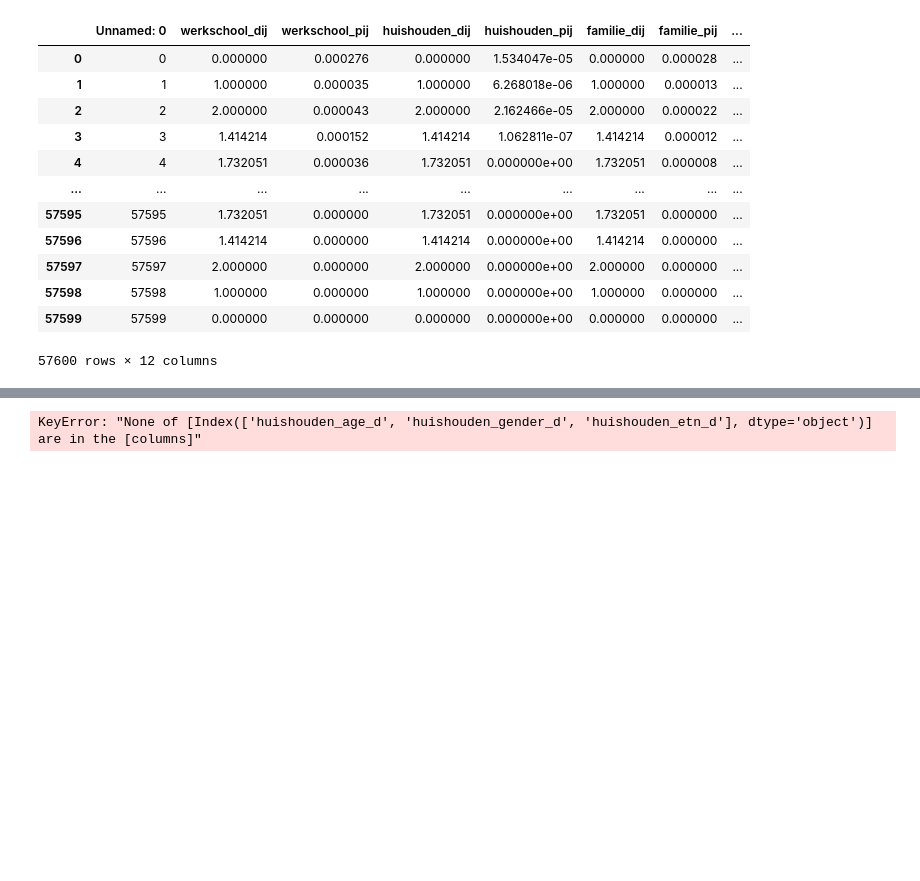
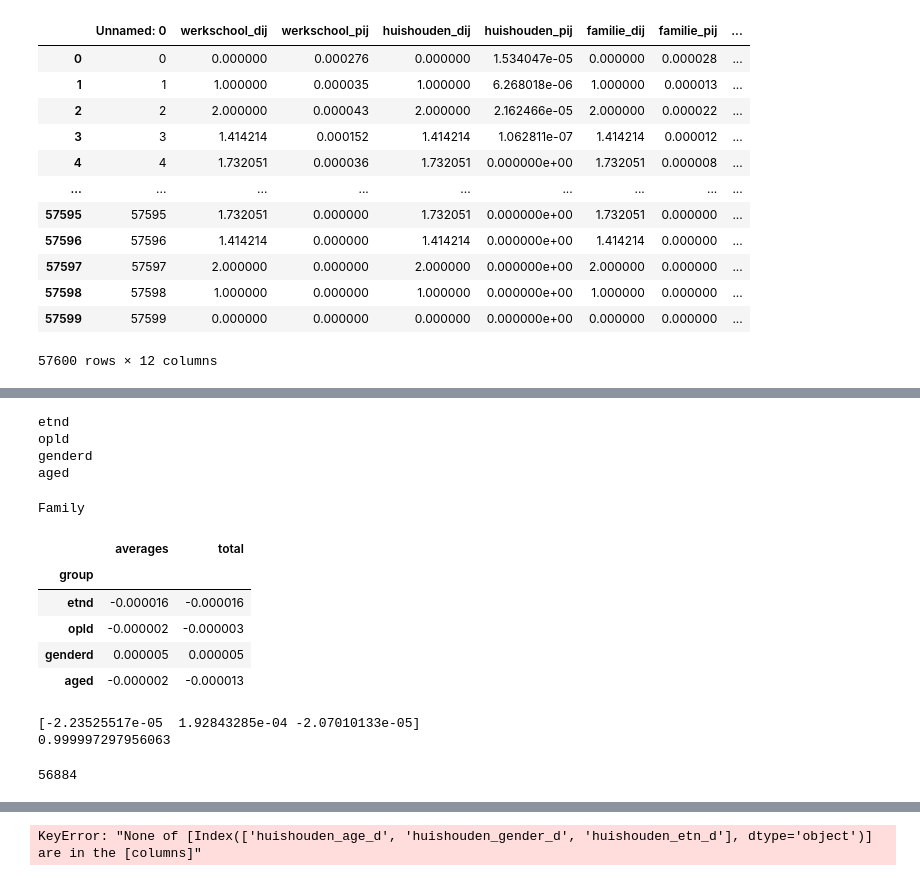
Before and after one commit to kamielgulpen/CLS-thesis, a Jupyter notebook: homophily as a process generating social networks.ipynb, the cells around one changed output, grey strips where cells are left out. Drawn from its saved outputs; the diff is of its cells as text; code cells hidden in the pictures; blank space fills up the shorter version.

```diff
--- a/homophily as a process generating social networks.ipynb
+++ b/homophily as a process generating social networks.ipynb
@@ -711,0 +726,40 @@ dij
+# %%
+averages = []
+grps = []
+totals = []
+
+s = pd.DataFrame()
+
+for g in list(set(group)):
+    print(g)
+
+    dfx = list(df[df['group'] == g]['pij'])
+
+    averages.append(round((dfx[-1] - dfx[0])/(len(dfx) - 1), 6))
+    total = (dfx[-1] - dfx[0])
+
+    totals.append(round(total, 6))
+    grps.append(g)
+
+
+
+s['averages'] = averages
+s['total'] = totals
+s['group'] = grps
+
+s = s.set_index('group')
+s = s.style.set_caption('Family')
+
+s
+# %% [output]
+etnd
+opld
+genderd
+aged
+Family
+|  | averages | total |
+| group |  |  |
+| etnd | -0.000016 | -0.000016 |
+| opld | -0.000002 | -0.000003 |
+| genderd | 0.000005 | 0.000005 |
+| aged | -0.000002 | -0.000013 |
@@ -711,0 +775,27 @@ dij
+# %%
+
+
+xdata =  df2['dij_e'],df2['dij_g'],df2['dij_a']
+
+popt, pcov = curve_fit(prob_function3, xdata,  df2['pij'], maxfev=100000, bounds=(-np.inf, np.inf))
+
+print(popt)
+residuals = ydata- prob_function3(xdata, *popt)
+
+residuals
+ss_res = np.sum(residuals**2)
+ss_tot = np.sum((ydata-np.mean(ydata))**2)
+
+r_squared = 1 - (ss_res / ss_tot)
+
+print(r_squared)
+# %% [output]
+[-2.23525517e-05  1.92843285e-04 -2.07010133e-05]
+0.999997297956063
+# %%
+print(len(y.T))
+
+# analyse
+sobol_indices = [sobol.analyze(problem, Y) for Y in y.T]
+# %% [output]
+56884
```
Also changed, not shown: parts of 10 cells of this notebook, 5 other files.
